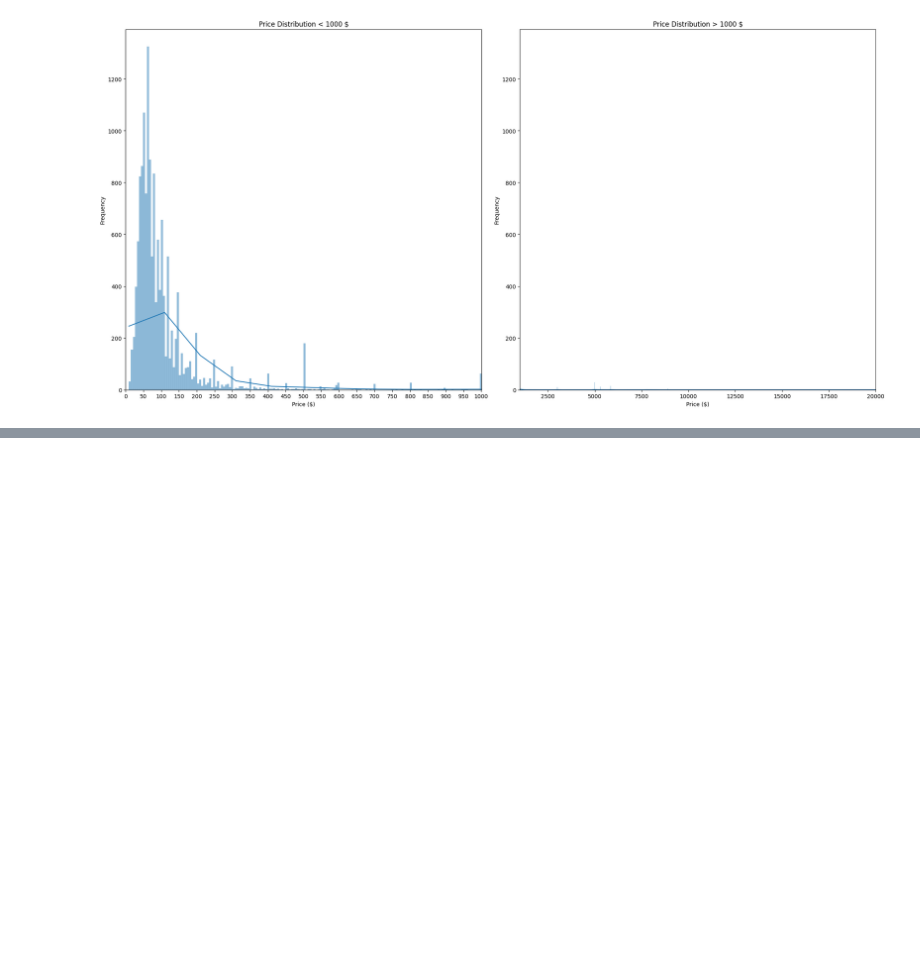
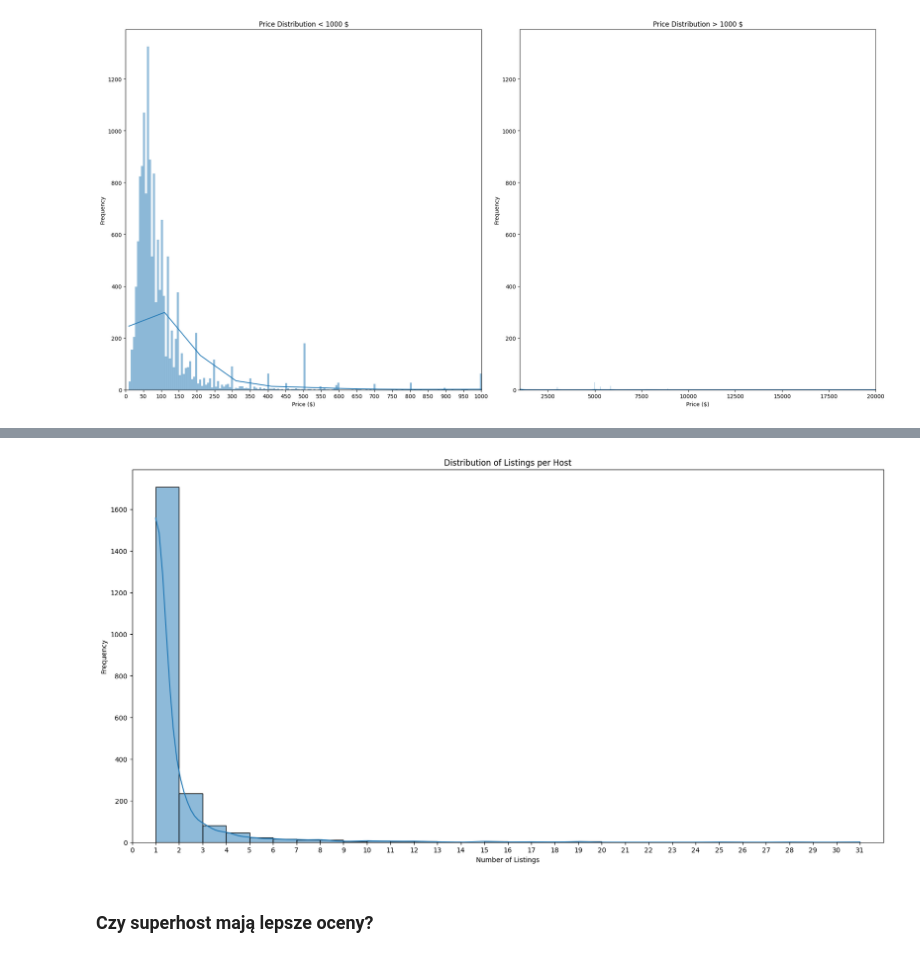
Before and after one commit to psiku/IUM-long-stay-insights, a Jupyter notebook: notebooks/data_v1_preprocessing.ipynb, the cells around one changed output, grey strips where cells are left out. Drawn from its saved outputs; the diff is of its cells as text; code cells hidden in the pictures; blank space fills up the shorter version.

Commit message:
Listings, users and sessions EDA

```diff
--- a/notebooks/data_v1_preprocessing.ipynb
+++ b/notebooks/data_v1_preprocessing.ipynb
@@ -311,0 +395,16 @@ calendar_dataframe.head(5)
+# %%
+listings_dataframe = listings_dataframe.copy()
+
+# split location
+listings_dataframe[['host_city', 'host_country']] = listings_dataframe['host_location'].str.split(',', n=1, expand=True)
+
+# remove white spaces
+listings_dataframe['host_city'] = listings_dataframe['host_city'].str.strip()
+listings_dataframe['host_country'] = listings_dataframe['host_country'].str.strip()
+
+# mask for missing values
+mask_country_only = listings_dataframe['host_country'].isna() & listings_dataframe['host_city'].notna()
+listings_dataframe.loc[mask_country_only, 'host_country'] = listings_dataframe.loc[mask_country_only, 'host_city']
+listings_dataframe.loc[mask_country_only, 'host_city'] = None
+
+listings_dataframe[['host_city', 'host_country']].head()
@@ -311,0 +456,7 @@ calendar_dataframe.head(5)
+# %%
+# ile ogłoszeń mają gospodarze
+listings_per_host = listings_dataframe.groupby('host_id').size()
+listings_per_host = listings_per_host.reset_index(name='number_of_listings')
+listings_per_host = listings_per_host.sort_values(by='number_of_listings', ascending=False)
+listings_per_host.reset_index(drop=True, inplace=True)
+listings_per_host.head(10)
@@ -311,0 +475,13 @@ calendar_dataframe.head(5)
+# %%
+plt.figure(figsize=(20, 10))
+sns.histplot(listings_per_host['number_of_listings'], bins=30, kde=True)
+plt.title('Distribution of Listings per Host')
+plt.xlabel('Number of Listings')
+plt.ylabel('Frequency')
+plt.xlim(0, 32)
+plt.xticks(range(0, 32, 1))
+plt.show()
+# %% [output]
+[figure, added]
+# %% [markdown]
+### Czy superhost mają lepsze oceny?
```
Also changed, not shown: parts of 56 cells of this notebook, 2 other files.
